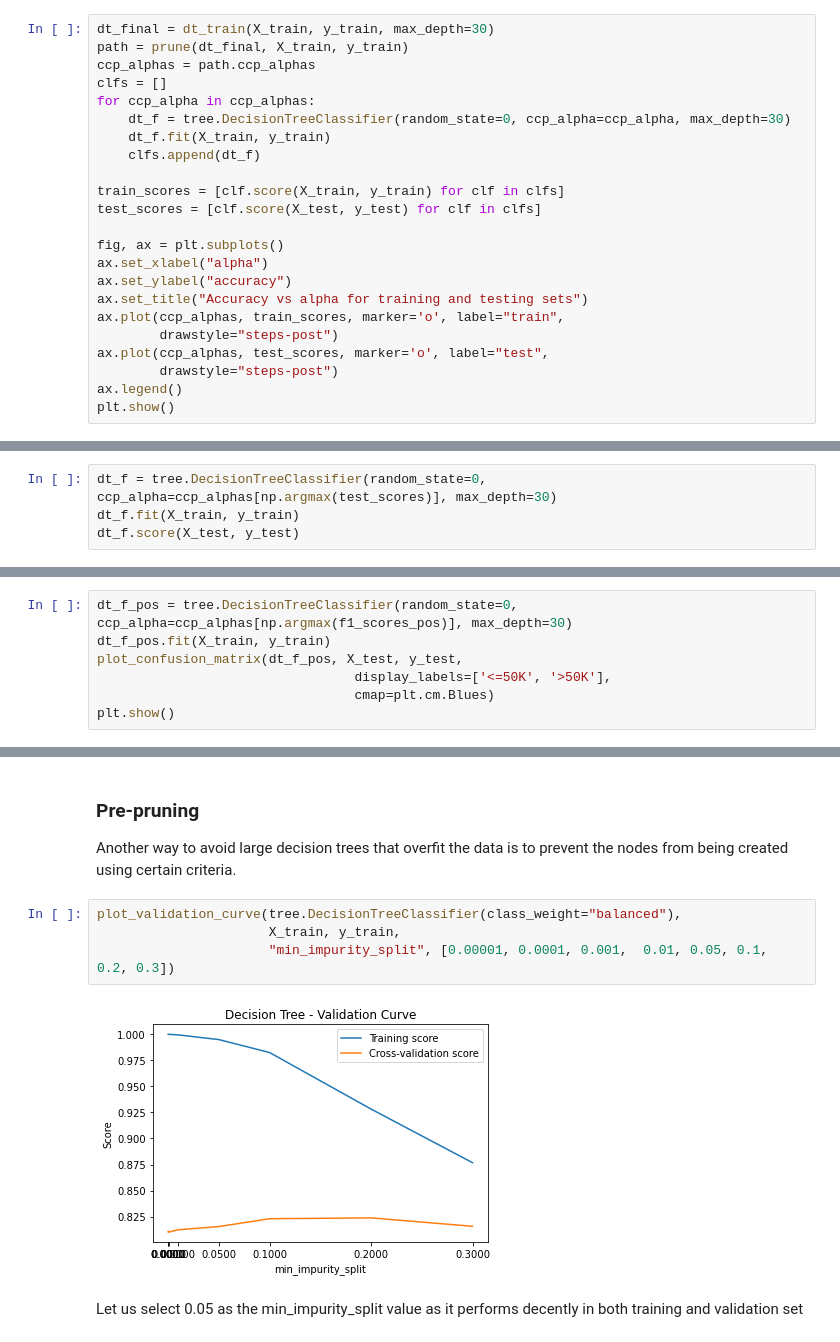
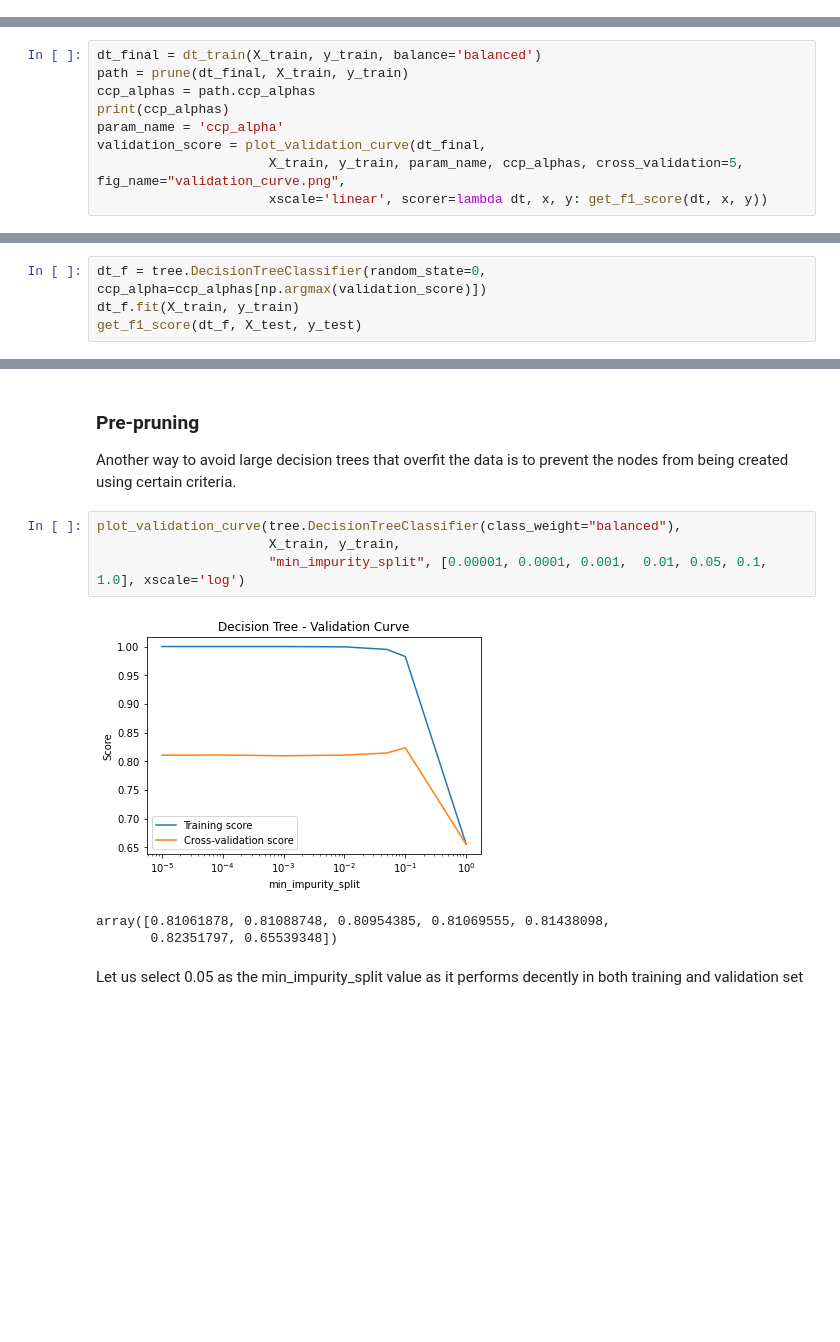
Before and after one commit to prasannspv/Machine-Learning-Notebooks, a Jupyter notebook: Assignment 1/Decision Trees.ipynb, the cells around one changed output, grey strips where cells are left out. Drawn from its saved outputs; the diff is of its cells as text; blank space fills up the shorter version.

```diff
--- a/Assignment 1/Decision Trees.ipynb
+++ b/Assignment 1/Decision Trees.ipynb
@@ -158,25 +179,2 @@ With the above model, it can be seen that the model does not fit well to positiv
 ### Post Pruning
 One way to deal with this is allow the model to overfit the data and perform post pruning.
-# %%
-dt_final = dt_train(X_train, y_train, max_depth=30)
-path = prune(dt_final, X_train, y_train)
-ccp_alphas = path.ccp_alphas
-clfs = []
-for ccp_alpha in ccp_alphas:
-    dt_f = tree.DecisionTreeClassifier(random_state=0, ccp_alpha=ccp_alpha, max_depth=30)
-    dt_f.fit(X_train, y_train)
-    clfs.append(dt_f)
-
-train_scores = [clf.score(X_train, y_train) for clf in clfs]
-test_scores = [clf.score(X_test, y_test) for clf in clfs]
-
-fig, ax = plt.subplots()
-ax.set_xlabel("alpha")
-ax.set_ylabel("accuracy")
-ax.set_title("Accuracy vs alpha for training and testing sets")
-ax.plot(ccp_alphas, train_scores, marker='o', label="train",
-        drawstyle="steps-post")
-ax.plot(ccp_alphas, test_scores, marker='o', label="test",
-        drawstyle="steps-post")
-ax.legend()
-plt.show()
@@ -184,0 +181,9 @@ plt.show()
+# %%
+dt_final = dt_train(X_train, y_train, balance='balanced')
+path = prune(dt_final, X_train, y_train)
+ccp_alphas = path.ccp_alphas
+print(ccp_alphas)
+param_name = 'ccp_alpha'
+validation_score = plot_validation_curve(dt_final,
+                      X_train, y_train, param_name, ccp_alphas, cross_validation=5, fig_name="validation_curve.png",
+                      xscale='linear', scorer=lambda dt, x, y: get_f1_score(dt, x, y))
@@ -185,5 +194,5 @@ plt.show()
 # %%
-dt_f = tree.DecisionTreeClassifier(random_state=0, ccp_alpha=ccp_alphas[np.argmax(test_scores)], max_depth=30)
+dt_f = tree.DecisionTreeClassifier(random_state=0, ccp_alpha=ccp_alphas[np.argmax(validation_score)])
 dt_f.fit(X_train, y_train)
-dt_f.score(X_test, y_test)
+get_f1_score(dt_f, X_test, y_test)
 # %% [output]
@@ -221,7 +206,0 @@ ax.legend()
-# %%
-dt_f_pos = tree.DecisionTreeClassifier(random_state=0, ccp_alpha=ccp_alphas[np.argmax(f1_scores_pos)], max_depth=30)
-dt_f_pos.fit(X_train, y_train)
-plot_confusion_matrix(dt_f_pos, X_test, y_test,
-                                 display_labels=['<=50K', '>50K'],
-                                 cmap=plt.cm.Blues)
-plt.show()
@@ -239,9 +212,11 @@ Another way to avoid large decision trees that overfit the data is to prevent th
 # %%
 plot_validation_curve(tree.DecisionTreeClassifier(class_weight="balanced"),
                       X_train, y_train,
-                      "min_impurity_split", [0.00001, 0.0001, 0.001,  0.01, 0.05, 0.1, 0.2, 0.3])
+                      "min_impurity_split", [0.00001, 0.0001, 0.001,  0.01, 0.05, 0.1, 1.0], xscale='log')
 # %% [output]
-[figure, old version]
+[figure, new version]
+array([0.81061878, 0.81088748, 0.80954385, 0.81069555, 0.81438098,
+       0.82351797, 0.65539348])
 # %% [markdown]
 Let us select 0.05 as the min_impurity_split value as it performs decently in both training and validation set
 # %%
```
Also changed, not shown: parts of 53 cells of this notebook.
